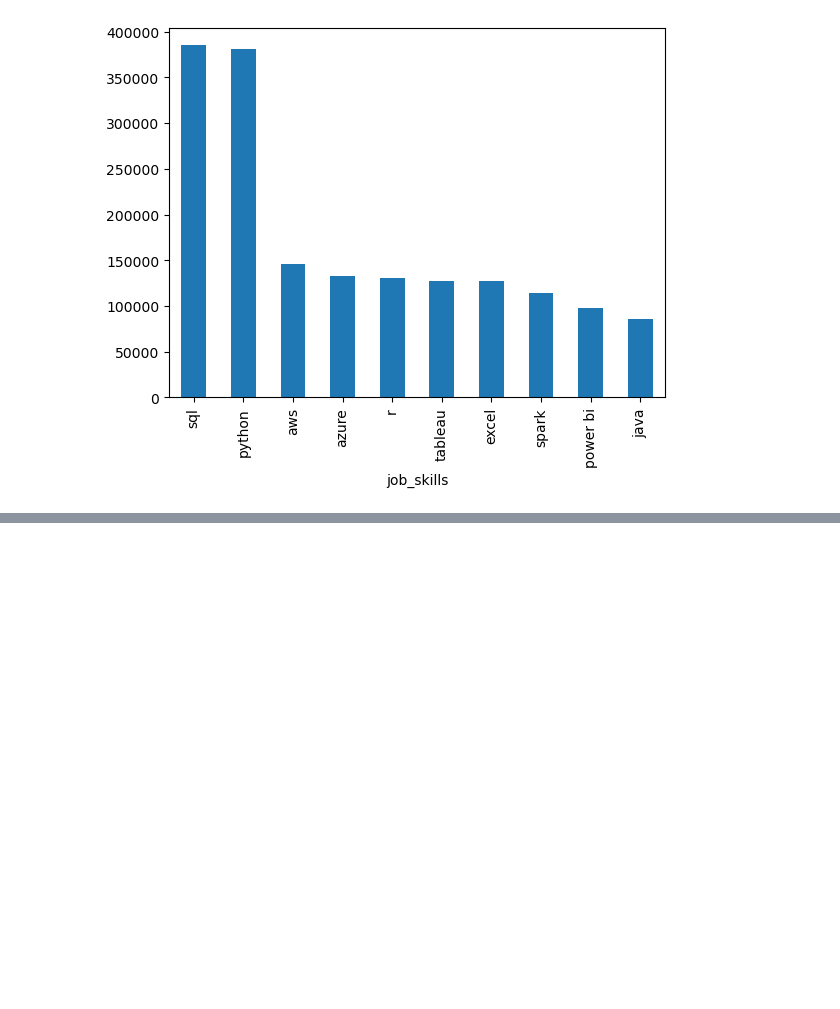
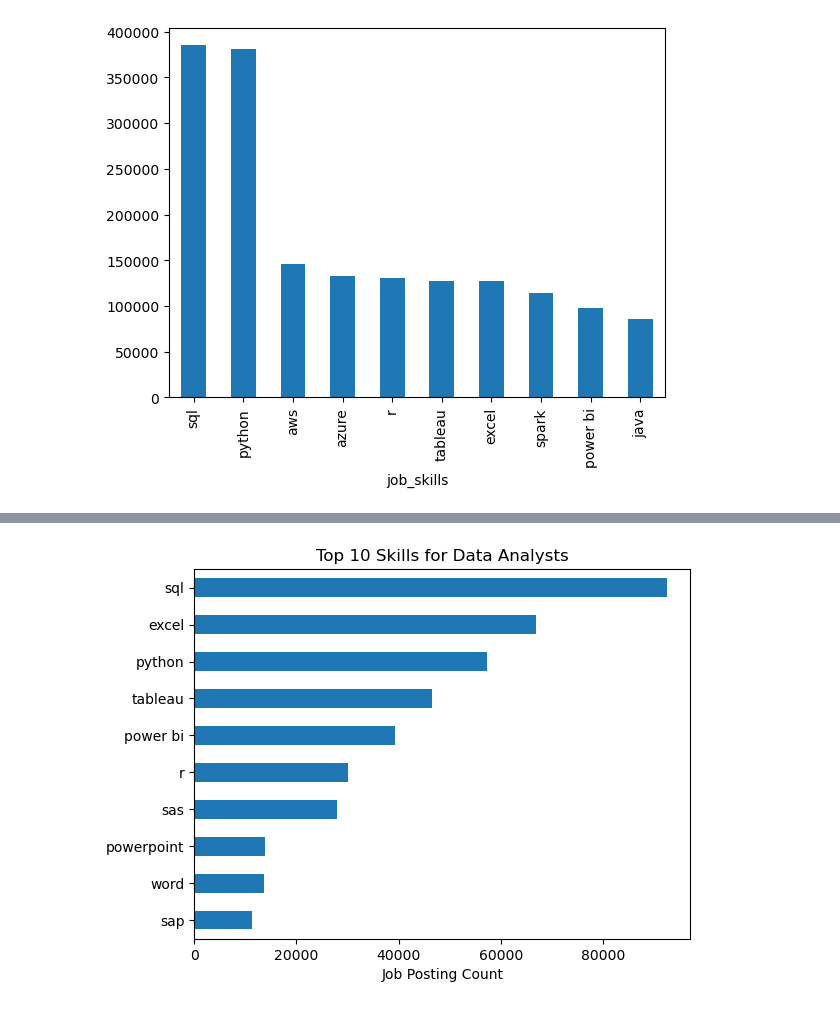
Before and after one commit to okiromosh/Learning-Python-Data, a Jupyter notebook: Python_Pandas 10_Explode Method.ipynb, the cells around one changed output, grey strips where cells are left out. Cells and saved outputs as stored; diff of their text form; code cells hidden in the pictures; blank space fills up the shorter version.

Commit message:
data excercise

```diff
--- a/Python_Pandas 10_Explode Method.ipynb
+++ b/Python_Pandas 10_Explode Method.ipynb
@@ -23,3 +23,11 @@ df_exploded['job_skills'].value_counts().head(10).plot(kind='bar')
 # %% [output]
 <Axes: xlabel='job_skills'>
 [figure]
+# %%
+skills_count = df_exploded.groupby(['job_title_short','job_skills']).size()
+# %%
+# turn the series into a dataframe
+df_skills_count = skills_count.reset_index(name='skill_count')
+
+df_skills_count = df_skills_count.sort_values(by='skill_count', ascending=False)
+df_skills_count
@@ -25,0 +48,6 @@ df_exploded['job_skills'].value_counts().head(10).plot(kind='bar')
+# %%
+job_title = 'Data Analyst'
+top_skills = 10
+
+df_skills_final = df_skills_count[df_skills_count['job_title_short'] == job_title].head(top_skills)
+df_skills_final
@@ -25,0 +66,11 @@ df_exploded['job_skills'].value_counts().head(10).plot(kind='bar')
+# %%
+df_skills_final.plot(kind='barh', x='job_skills', y='skill_count')
+#invert the axes
+plt.gca().invert_yaxis()
+plt.title(f'Top {top_skills} Skills for {job_title}s')
+plt.xlabel('Job Posting Count')
+plt.ylabel('')
+plt.legend().set_visible(False)
+plt.show()
+# %% [output]
+[figure, added]
```
Also changed, not shown: parts of 2 cells of this notebook, 1 other file.
